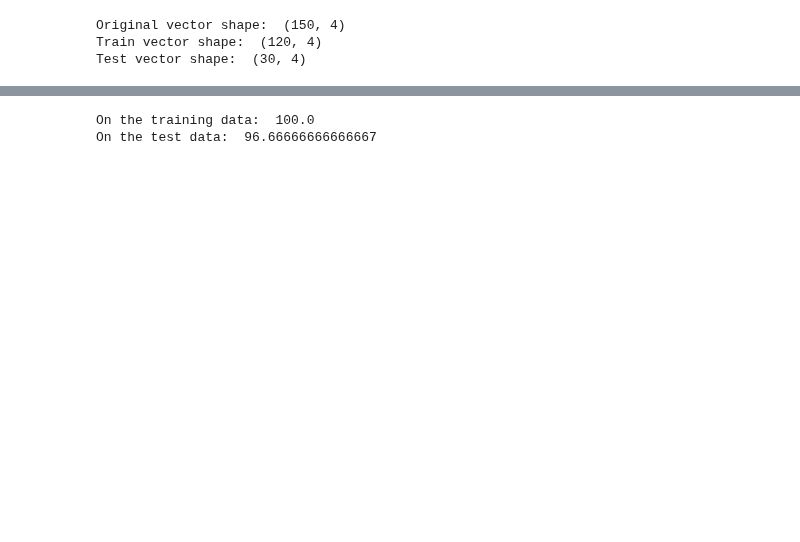
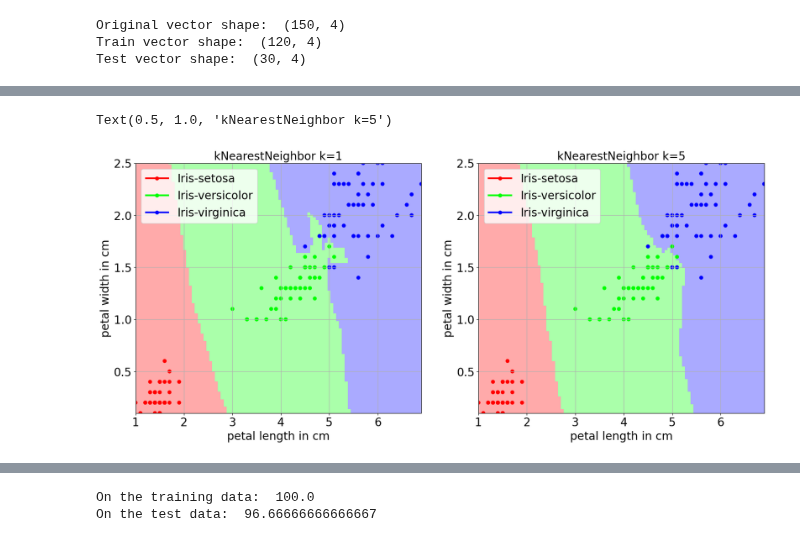
Before and after one commit to bblais/AI-and-Robotics-Fall-2024-Class-Notebooks, a Jupyter notebook: Sprint #4 - Classification, Images, and Neural Networks/2024-11-12 - Intro to Classification.ipynb, the cells around one changed output, grey strips where cells are left out. Cells and saved outputs as stored; diff of their text form; code cells hidden in the pictures; blank space fills up the shorter version.

```diff
--- a/Sprint #4 - Classification, Images, and Neural Networks/2024-11-12 - Intro to Classification.ipynb
+++ b/Sprint #4 - Classification, Images, and Neural Networks/2024-11-12 - Intro to Classification.ipynb
@@ -54,0 +144,20 @@ Test vector shape:  (30, 4)
+# %%
+figure(figsize=(20,8))
+k=1
+subset=extract_features(data,[0,1])
+C=kNearestNeighbor(k=k)
+C.fit(subset.vectors,subset.targets)
+subplot(1,2,1)
+plot2D(subset,C)
+title(f"kNearestNeighbor k={k}")
+
+k=5
+subset=extract_features(data,[0,1])
+C=kNearestNeighbor(k=k)
+C.fit(subset.vectors,subset.targets)
+subplot(1,2,2)
+plot2D(subset,C)
+title(f"kNearestNeighbor k={k}")
+# %% [output]
+Text(0.5, 1.0, 'kNearestNeighbor k=5')
+[figure, added]
```
Also changed, not shown: parts of 22 cells of this notebook, 31 other files.
